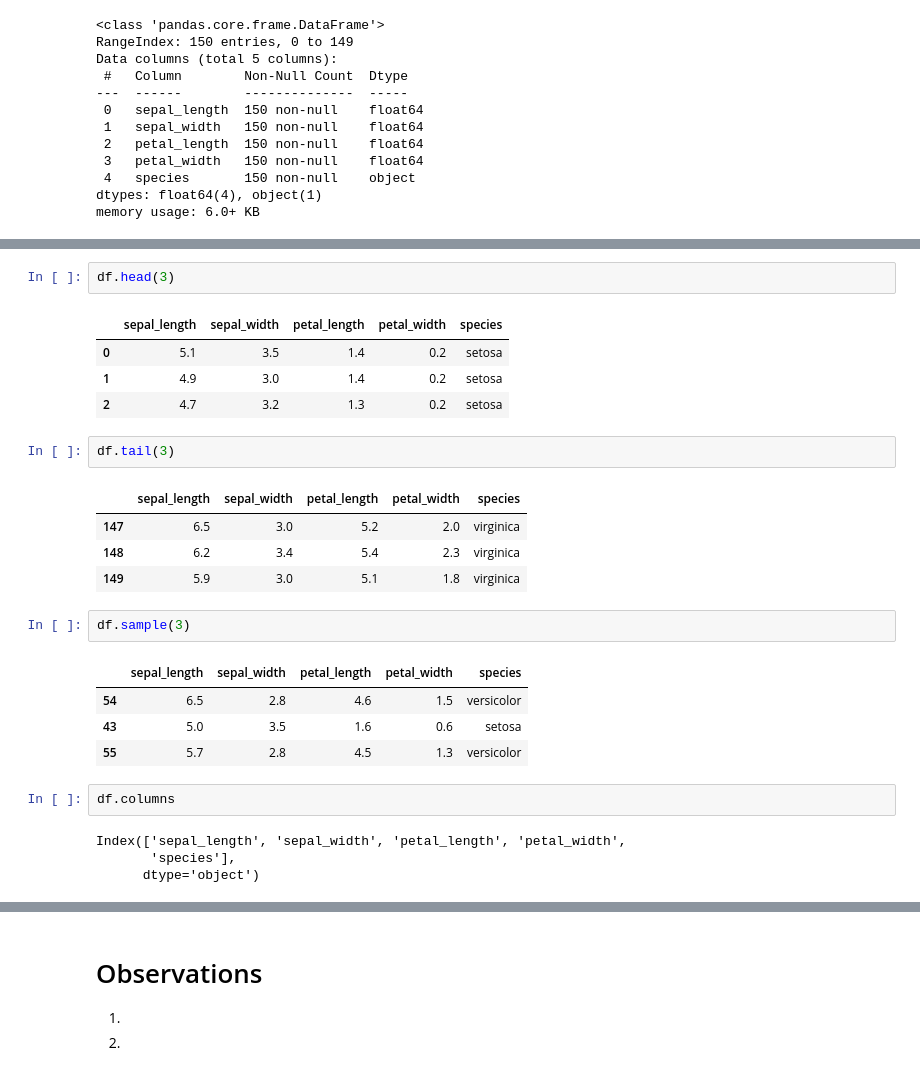
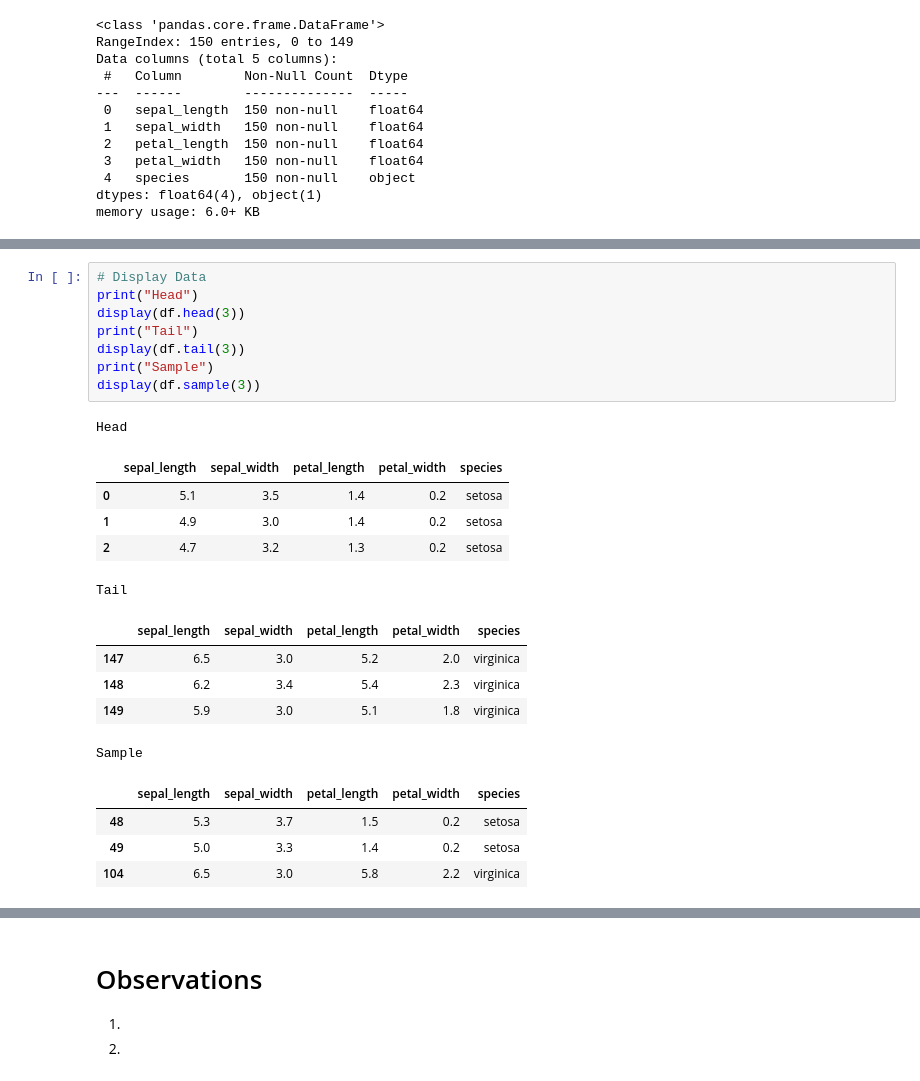
Before and after one commit to jeffc1994/DataScience, a Jupyter notebook: General Solutions/EDA Template.ipynb, the cells around one changed output, grey strips where cells are left out. Saved outputs shown, nothing was run; the diff lists cells and outputs as text.

```diff
--- a/General Solutions/EDA Template.ipynb
+++ b/General Solutions/EDA Template.ipynb
@@ -75,27 +85,24 @@ df.duplicated().sum()
 # %%
-df.head(3)
+# Display Data
+print("Head")
+display(df.head(3))
+print("Tail")
+display(df.tail(3))
+print("Sample")
+display(df.sample(3))
 # %% [output]
+Head
 |  | sepal_length | sepal_width | petal_length | petal_width | species |
 | 0 | 5.1 | 3.5 | 1.4 | 0.2 | setosa |
 | 1 | 4.9 | 3.0 | 1.4 | 0.2 | setosa |
 | 2 | 4.7 | 3.2 | 1.3 | 0.2 | setosa |
+Tail
+|  | sepal_length | sepal_width | petal_length | petal_width | species |
+| 147 | 6.5 | 3.0 | 5.2 | 2.0 | virginica |
+| 148 | 6.2 | 3.4 | 5.4 | 2.3 | virginica |
+| 149 | 5.9 | 3.0 | 5.1 | 1.8 | virginica |
+Sample
+|  | sepal_length | sepal_width | petal_length | petal_width | species |
+| 48 | 5.3 | 3.7 | 1.5 | 0.2 | setosa |
+| 49 | 5.0 | 3.3 | 1.4 | 0.2 | setosa |
+| 104 | 6.5 | 3.0 | 5.8 | 2.2 | virginica |
-# %%
-df.tail(3)
-# %% [output]
-|  | sepal_length | sepal_width | petal_length | petal_width | species |
-| 147 | 6.5 | 3.0 | 5.2 | 2.0 | virginica |
-| 148 | 6.2 | 3.4 | 5.4 | 2.3 | virginica |
-| 149 | 5.9 | 3.0 | 5.1 | 1.8 | virginica |
-# %%
-df.sample(3)
-# %% [output]
-|  | sepal_length | sepal_width | petal_length | petal_width | species |
-| 54 | 6.5 | 2.8 | 4.6 | 1.5 | versicolor |
-| 43 | 5.0 | 3.5 | 1.6 | 0.6 | setosa |
-| 55 | 5.7 | 2.8 | 4.5 | 1.3 | versicolor |
-# %%
-df.columns
-# %% [output]
-Index(['sepal_length', 'sepal_width', 'petal_length', 'petal_width',
-       'species'],
-      dtype='object')
```
Also changed, not shown: parts of 7 cells of this notebook, 7 other files.
